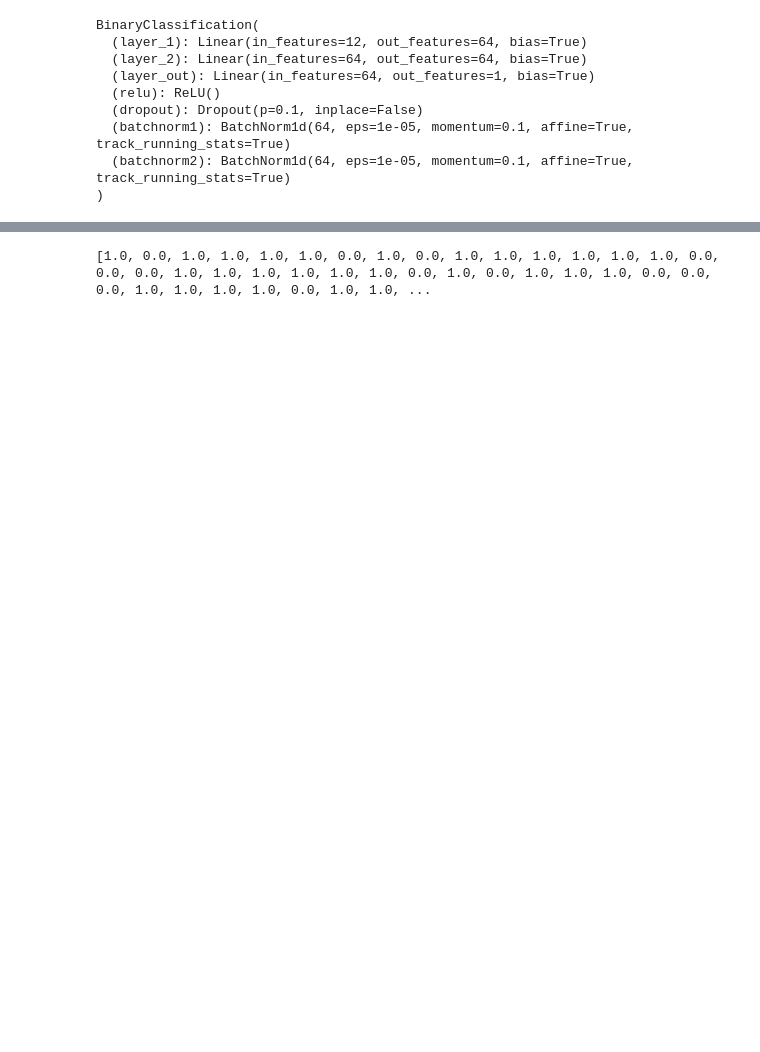
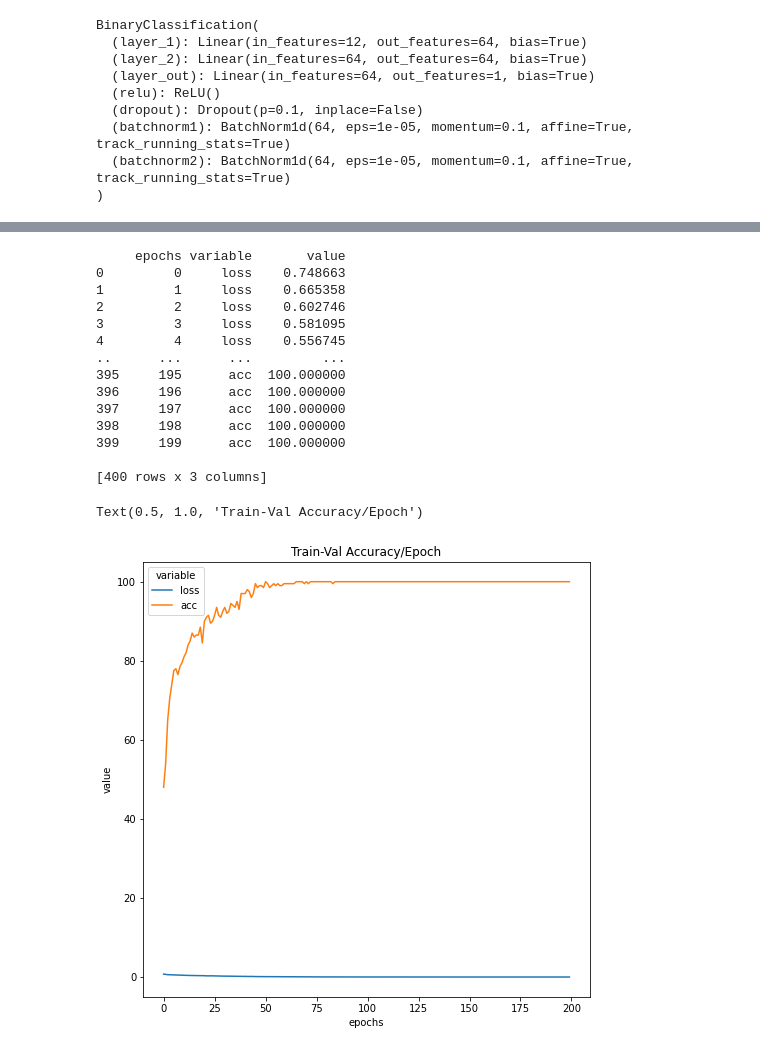
Before and after one commit to mxochicale/code, a Jupyter notebook: pytorch/examples/binary_tabular_classification/main_notebook.ipynb, the cells around one changed output, grey strips where cells are left out. Cells and saved outputs as stored; diff of their text form; code cells hidden in the pictures; blank space fills up the shorter version.

```diff
--- a/pytorch/examples/binary_tabular_classification/main_notebook.ipynb
+++ b/pytorch/examples/binary_tabular_classification/main_notebook.ipynb
@@ -187,17 +232,24 @@ Epoch 050: | Loss: 0.13802 | Acc: 94.750
 # %%
-y_pred_list = []
-model.eval()
-with torch.no_grad():
-    for X_batch in test_loader:
-        X_batch = X_batch.to(device)
-        y_test_pred = model(X_batch)
-        y_test_pred = torch.sigmoid(y_test_pred)
-        y_pred_tag = torch.round(y_test_pred)
-        y_pred_list.append(y_pred_tag.cpu().numpy())
-
-y_pred_list = [a.squeeze().tolist() for a in y_pred_list]
-
-print(y_pred_list)
+#print(loss_stats)
+loss_stats_df = pd.DataFrame.from_dict(loss_stats).reset_index().melt(id_vars=['index']).rename(columns={"index":"epochs"})
+print(loss_stats_df)
+fig = plt.figure(figsize=(8, 8))
+sns.lineplot(data= loss_stats_df, x = "epochs", y="value", hue="variable").set_title('Train-Val Accuracy/Epoch')
 # %% [output]
-[1.0, 0.0, 1.0, 1.0, 1.0, 1.0, 0.0, 1.0, 0.0, 1.0, 1.0, 1.0, 1.0, 1.0, 1.0, 0.0, 0.0, 0.0, 1.0, 1.0, 1.0, 1.0, 1.0, 1.0, 0.0, 1.0, 0.0, 1.0, 1.0, 1.0, 0.0, 0.0, 0.0, 1.0, 1.0, 1.0, 1.0, 0.0, 1.0, 1.0, ...
+     epochs variable       value
+0         0     loss    0.748663
+1         1     loss    0.665358
+2         2     loss    0.602746
+3         3     loss    0.581095
+4         4     loss    0.556745
+..      ...      ...         ...
+395     195      acc  100.000000
+396     196      acc  100.000000
+397     197      acc  100.000000
+398     198      acc  100.000000
+399     199      acc  100.000000
+
+[400 rows x 3 columns]
+Text(0.5, 1.0, 'Train-Val Accuracy/Epoch')
+[figure, added]
 # %%
```
Also changed, not shown: parts of 12 cells of this notebook, 9 other files.
